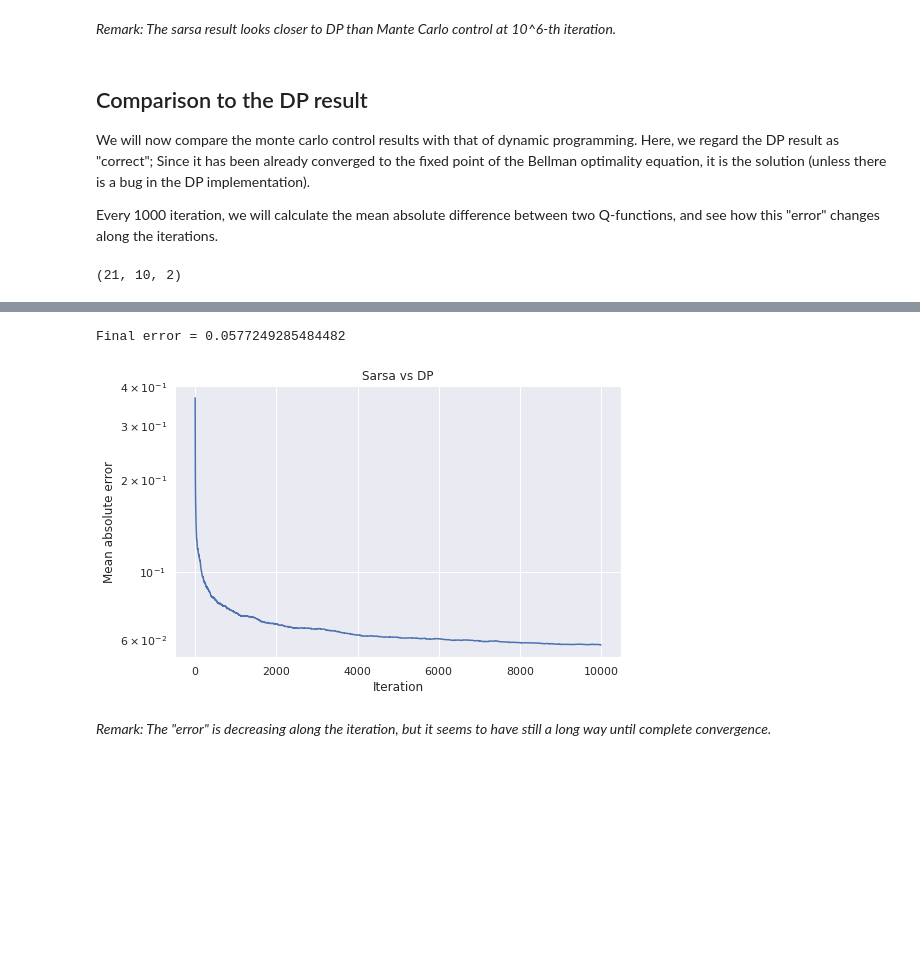
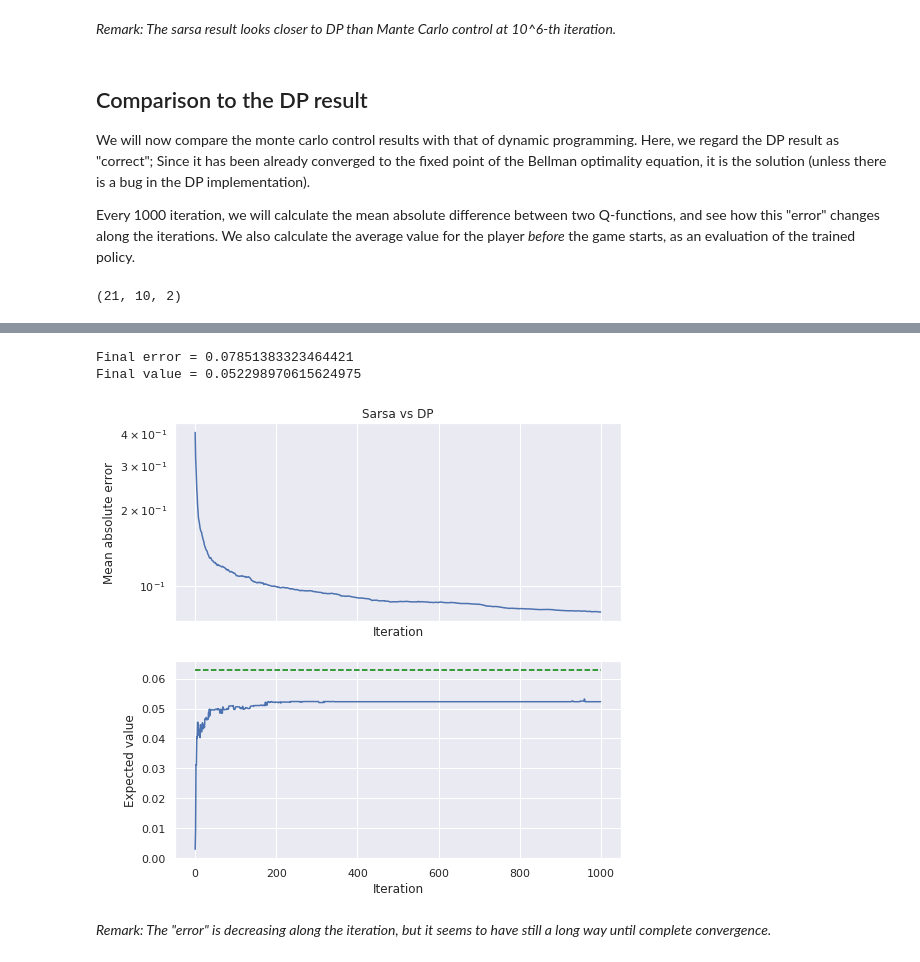
Before and after one commit to kota7/easy21-notebook, a Jupyter notebook: notebook/4_temporal-difference.ipynb, the cells around one changed output, grey strips where cells are left out. Saved outputs shown, nothing was run; the diff lists cells and outputs as text; code cells hidden in the pictures; blank space fills up the shorter version.

```diff
--- a/notebook/4_temporal-difference.ipynb
+++ b/notebook/4_temporal-difference.ipynb
@@ -145,37 +146,46 @@ None
 We will now compare the monte carlo control results with that of dynamic programming.
 Here, we regard the DP result as "correct"; Since it has been already converged to the fixed point of the Bellman optimality equation, it is the solution (unless there is a bug in the DP implementation).
 
-Every 1000 iteration, we will calculate the mean absolute difference between two Q-functions, and see how this "error" changes along the iterations.
+Every 1000 iteration, we will calculate the mean absolute difference between two Q-functions, and see how this "error" changes along the iterations.  We also calculate the average value for the player *before* the game starts, as an evaluation of the trained policy.
 # %%
 f = np.load("result/dp.npz")
 Q_dp = f["Q"]
-Q_dp.shape
+print(Q_dp.shape)
+mean_value_dp = f["mean_value"]
 # %% [output]
 (21, 10, 2)
 # %%
 qs = {}
 ns = {}
 maes = []
+values = []
 # %%
-for i in tqdm(range(10**7)):
+for i in tqdm(range(10**6)):
     sarsa_episode(qs, ns, env, explore_policy, stepsize, gamma=1.0)
     if (i + 1) % 1000 == 0:
         q_array = to_q_array(qs)
         maes.append(np.mean(np.abs(q_array - Q_dp)))
+        values.append(mean_policy_value(to_policy(qs), gamma=1.0))
 # %% [output]
 [interactive output not drawn]
 # %%
-fig, ax = plt.subplots(figsize=(8, 5))
-ax.plot(maes)
-ax.set_yscale("log")
-ax.set_xlabel("Iteration")
-ax.set_ylabel("Mean absolute error")
-ax.set_title("Sarsa vs DP")
+fig, (ax1, ax2) = plt.subplots(2, 1, figsize=(8, 8), sharex=True)
+ax1.plot(maes)
+ax1.set_yscale("log")
+ax1.set_xlabel("Iteration")
+ax1.set_ylabel("Mean absolute error")
+ax1.set_title("Sarsa vs DP")
 
+ax2.plot(values)
+ax2.set_xlabel("Iteration")
+ax2.set_ylabel("Expected value")
+ax2.hlines(mean_value_dp, 0, len(values), linestyles="--", color="green")
 print("Final error =", maes[-1])
+print("Final value =", values[-1])
 # %% [output]
-Final error = 0.0577249285484482
+Final error = 0.07851383323464421
+Final value = 0.052298970615624975
-[figure, old version]
+[figure, new version]
 # %% [markdown]
 *Remark: The "error" is decreasing along the iteration, but it seems to have still a long way until complete convergence.*
 # %%
```
Also changed, not shown: parts of 10 cells of this notebook, 4 other files.
